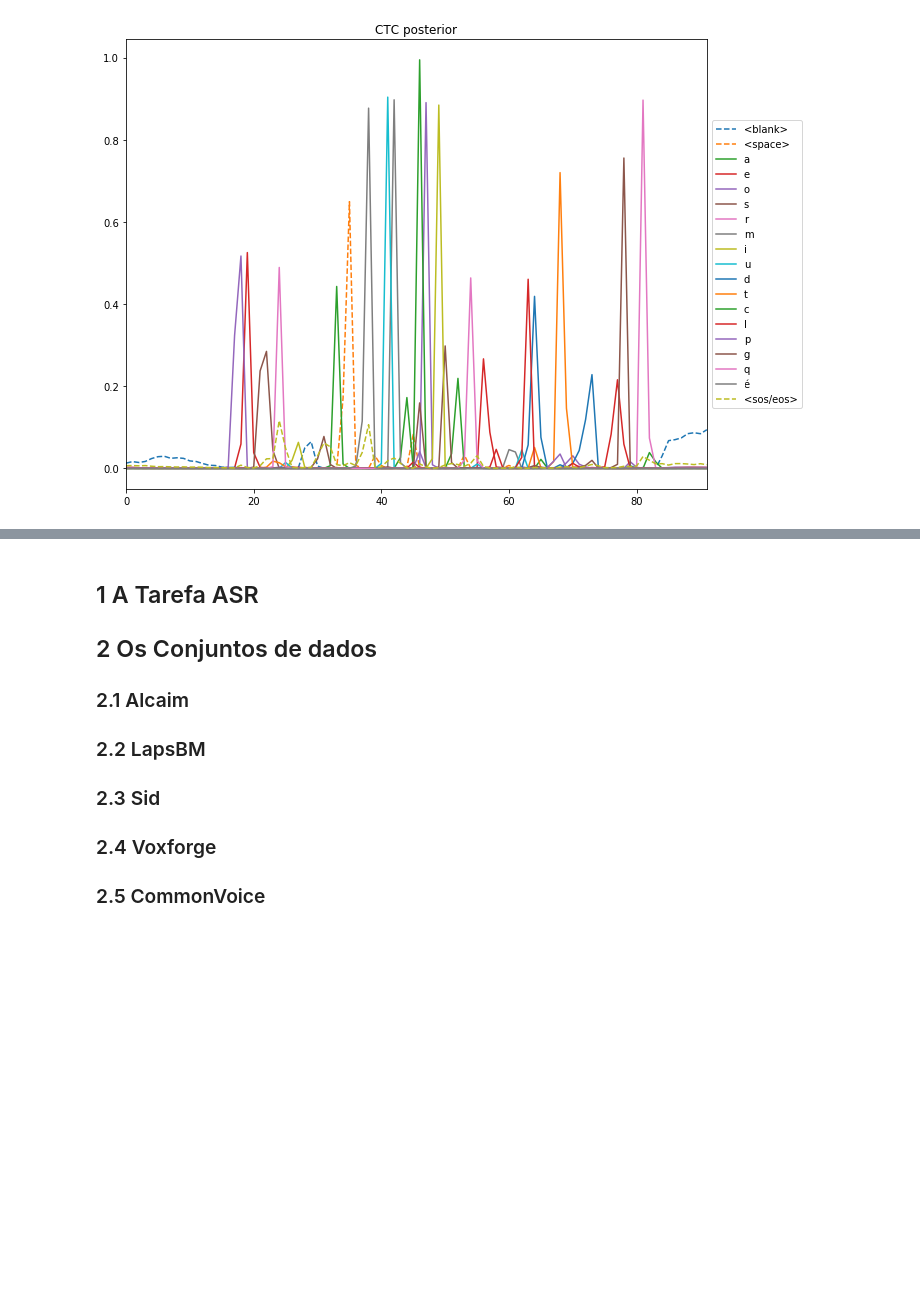
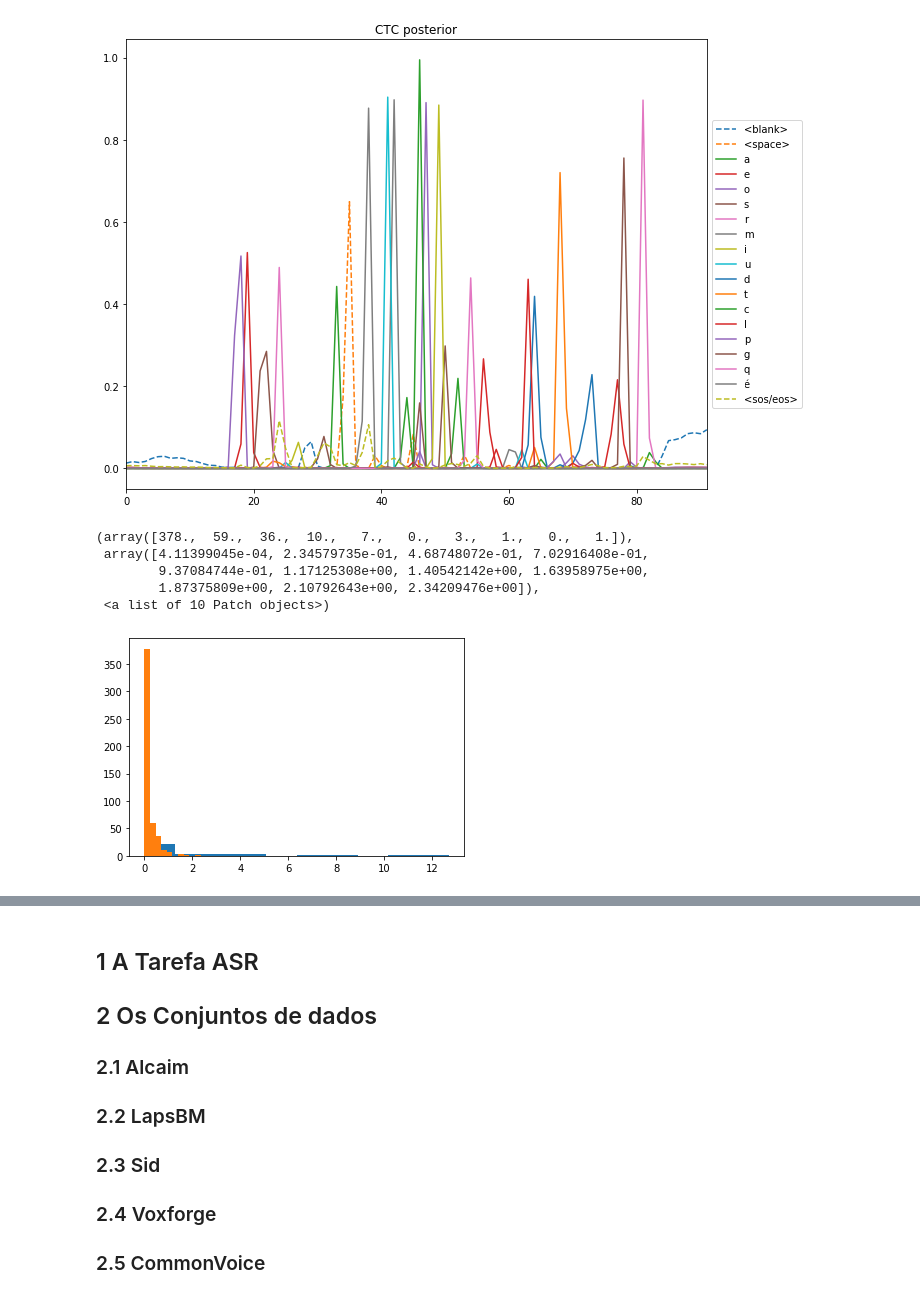
Before and after one commit to alucassch/asr_ptbr_ml_project, a Jupyter notebook: main.ipynb, the cells around one changed output, grey strips where cells are left out. Cells and saved outputs as stored; diff of their text form; code cells hidden in the pictures; blank space fills up the shorter version.

```diff
--- a/main.ipynb
+++ b/main.ipynb
@@ -15,11 +15,11 @@ from ASRDecoder.decoder import Model
 from ASRDecoder.param import KaldiParam
 
 #zip criado pelo script de treinamento, deve estar no mesmo diretorio que o notebook
-model_file = 'asr_train_commonvoice_transformer_fbank_pitch_char_valid.acc.best.zip'
+model_file = '../exp/asr_train_commonvoice_vggrnn_raw_char/asr_train_commonvoice_vggrnn_raw_char_valid.acc.ave.zip'
 #arquivo de audio para testes deve ser 16kHz
 audio_file = 'teste_pesquisa.wav'
 #teste de audio com nivel DC
-audio_file = '/mnt/c/Users/aluca/Desktop/lapsbm16k-master/lapsbm16k-master/LapsBM-M001/LapsBM_0001.wav'
+#audio_file = '/mnt/c/Users/aluca/Desktop/lapsbm16k-master/lapsbm16k-master/LapsBM-M001/LapsBM_0001.wav'
 #carrega o modelo
 model = Model(model_file)
 
@@ -128,3 +130,29 @@ ax.set_xlim(0, len(enc)-1)
 fig.tight_layout()
 # %% [output]
 [figure]
+# %%
+from ASRDecoder.dataset import get_text_token_count
+%matplotlib inline
+import matplotlib.pyplot as plt
+
+bpe_model = '../exp/asr_train_commonvoice_rnn_raw_bpe/asr_train_commonvoice_rnn_raw_bpe_valid.acc.ave.zip'
+
+item_count_char = get_text_token_count('../data/commonvoice_train_pt/text')
+item_count_bpe = get_text_token_count('../data/commonvoice_train_pt/text', bpe_model)
+
+num_total_items_char = sum(item_count_char.values())
+num_total_items_bpe = sum(item_count_bpe.values())
+
+
+item_ratio_char = [100*x/num_total_items_char for x in item_count_char.values()]
+item_ratio_bpe = [100*x/num_total_items_bpe for x in item_count_bpe.values()]
+
+plt.hist(item_ratio_char)
+plt.hist(item_ratio_bpe)
+# %% [output]
+(array([378.,  59.,  36.,  10.,   7.,   0.,   3.,   1.,   0.,   1.]),
+ array([4.11399045e-04, 2.34579735e-01, 4.68748072e-01, 7.02916408e-01,
+        9.37084744e-01, 1.17125308e+00, 1.40542142e+00, 1.63958975e+00,
+        1.87375809e+00, 2.10792643e+00, 2.34209476e+00]),
+ <a list of 10 Patch objects>)
+[figure, added]
```
Also changed, not shown: parts of 4 cells of this notebook.
